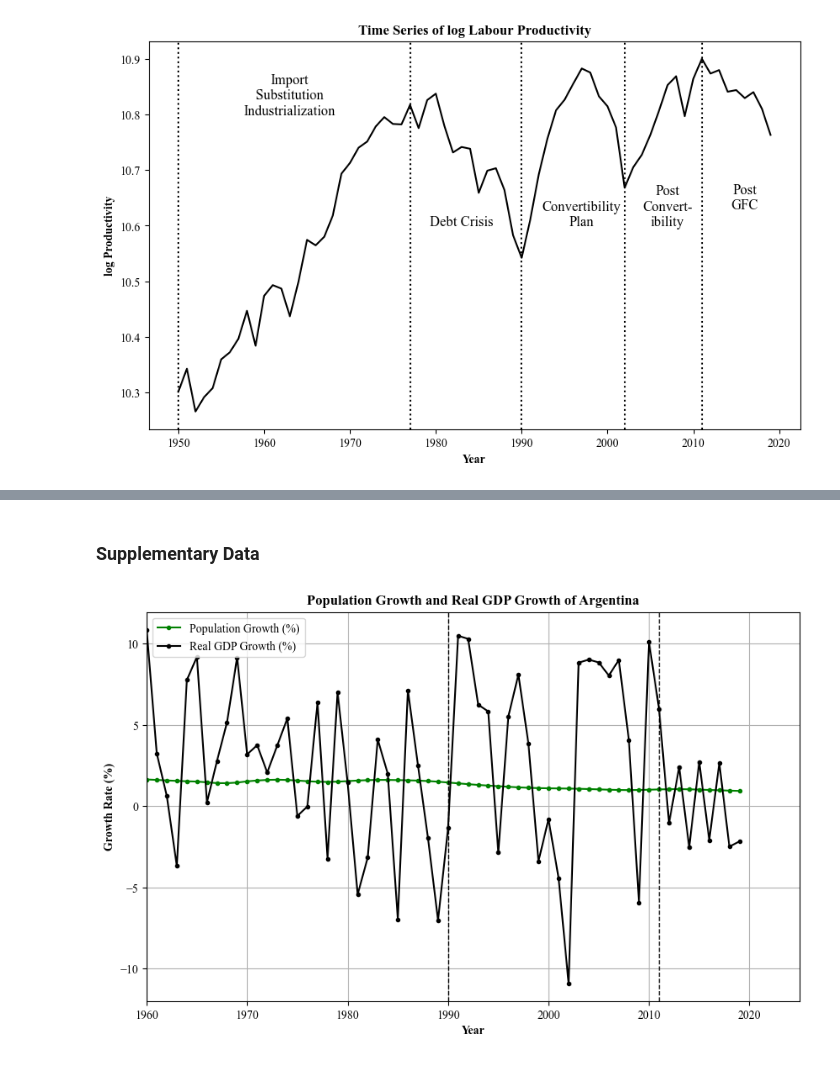
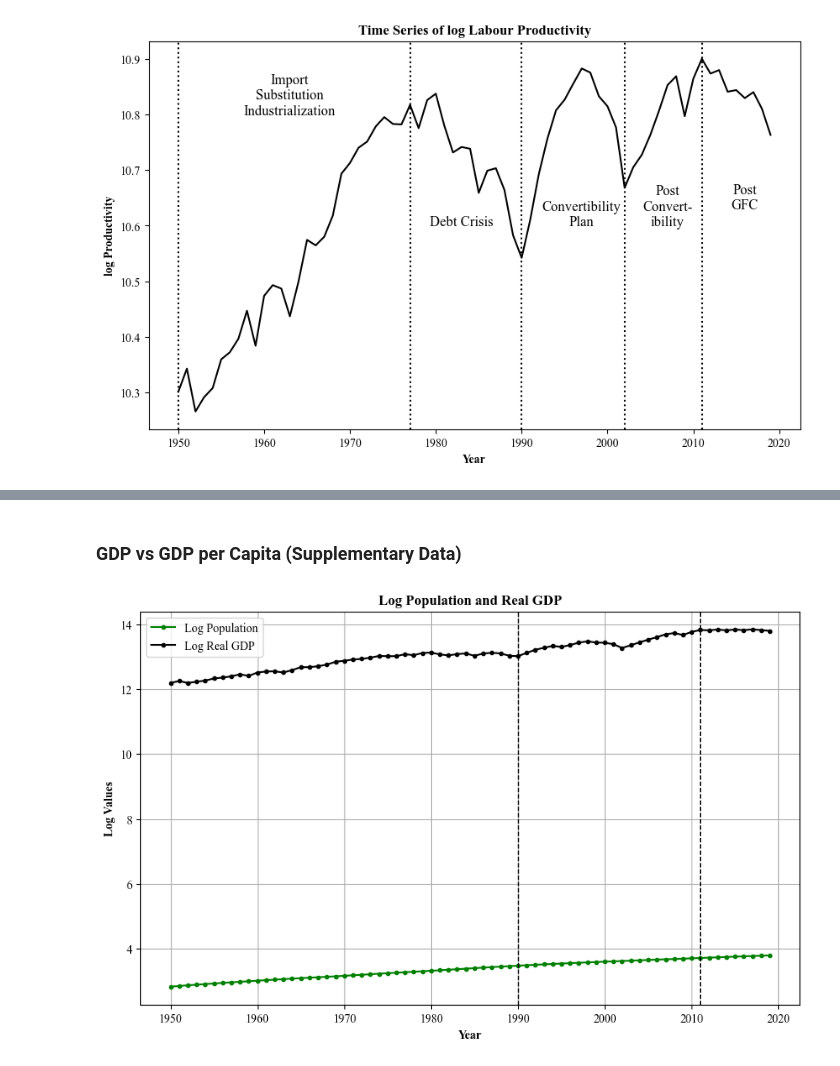
Before and after one commit to andreheeshaojun/EC2B1-Coursework, a Jupyter notebook: Section A/Section-A-Code.ipynb, the cells around one changed output, grey strips where cells are left out. Drawn from its saved outputs; the diff is of its cells as text; code cells hidden in the pictures.

```diff
--- a/Section A/Section-A-Code.ipynb
+++ b/Section A/Section-A-Code.ipynb
@@ -1367,0 +1498,22 @@ plt.show()
+# %%
+# Plotting log TFP and log Population against time
+plt.figure(figsize=(10, 6))
+plt.plot(filtered_df['Year'], np.log(filtered_df["k tilde(K/AL)"]), color='black', linestyle='-')
+# Add labels and title
+plt.xlabel('Year', fontfamily='Times New Roman', fontweight='bold')
+plt.ylabel("Log Values", fontfamily='Times New Roman', fontweight='bold')
+plt.title('Log k tilde (K/AL) against time',
+          fontfamily='Times New Roman', fontweight='bold')
+
+# Add vertical black dotted lines at year 1990 and 2011
+for year in ['1990-01-01', '2011-01-01']:
+    plt.axvline(x=pd.to_datetime(year), color='black', linestyle='--', linewidth=1)
+
+# Set tick labels to Times New Roman
+plt.xticks(fontfamily='Times New Roman', fontsize=10)
+plt.yticks(fontfamily='Times New Roman', fontsize=10)
+plt.grid(True)
+
+
+# Show the plot
+plt.show()
@@ -1368,42 +1553,35 @@ plt.show()
 # %% [markdown]
-### Supplementary Data
+### GDP vs GDP per Capita (Supplementary Data)
 # %%
-# Compute growth rates (% change from previous year)
-filtered_df["Population Growth (%)"] = filtered_df["Population (in millions)"].pct_change() * 100
-filtered_df["Real GDP Growth (%)"] = np.exp(filtered_df["Log Real GDP"]).pct_change() * 100  # Converting back from logs
-
 plt.figure(figsize=(10, 6))
 
 # Plot Population Growth Rate
-plt.plot(filtered_df['Year'], filtered_df["Population Growth (%)"],
-         color='green', linestyle='-', marker='.', label='Population Growth (%)')
+plt.plot(filtered_df['Year'], np.log(filtered_df["Population (in millions)"]),
+         color='green', linestyle='-', marker='.', label='Log Population')
 
 # Plot Real GDP Growth Rate
-plt.plot(filtered_df['Year'], filtered_df["Real GDP Growth (%)"],
-         color='black', linestyle='-', marker='.', label='Real GDP Growth (%)')
+plt.plot(filtered_df['Year'], filtered_df['Log Real GDP'],
+         color='black', linestyle='-', marker='.', label='Log Real GDP')
 
 # Add vertical black dotted lines at year 1990 and 2011
 for year in ['1990-01-01', '2011-01-01']:
     plt.axvline(x=pd.to_datetime(year), color='black', linestyle='--', linewidth=1)
 
-# Limit x-axis range
-plt.xlim(pd.to_datetime('1960'), pd.to_datetime('2025'))
-
 # Add labels and title
 plt.xlabel('Year', fontfamily='Times New Roman', fontweight='bold')
-plt.ylabel("Growth Rate (%)", fontfamily='Times New Roman', fontweight='bold')
-plt.title('Population Growth and Real GDP Growth of Argentina',
+plt.ylabel("Log Values", fontfamily='Times New Roman', fontweight='bold')
+plt.title('Log Population and Real GDP',
           fontfamily='Times New Roman', fontweight='bold')
 
 # Set tick labels to Times New Roman
 plt.xticks(fontfamily='Times New Roman', fontsize=10)
 plt.yticks(fontfamily='Times New Roman', fontsize=10)
 plt.grid(True)
 
 # Add legend
 plt.legend(fontsize=10, loc='upper left')
 
 # Show the plot
 plt.show()
 # %% [output]
-[figure, old version]
+[figure, new version]
```
Also changed, not shown: parts of 13 cells of this notebook.
